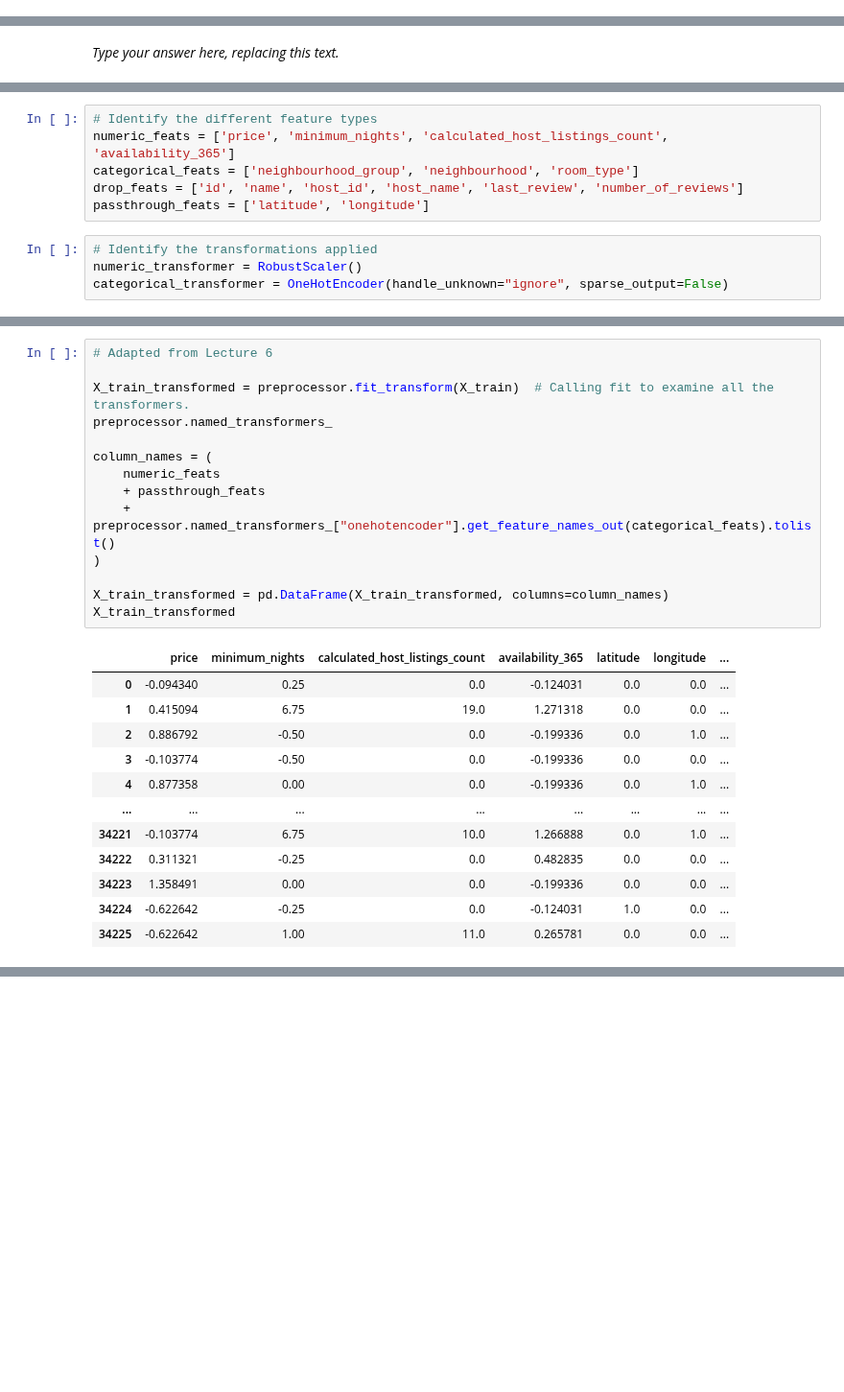
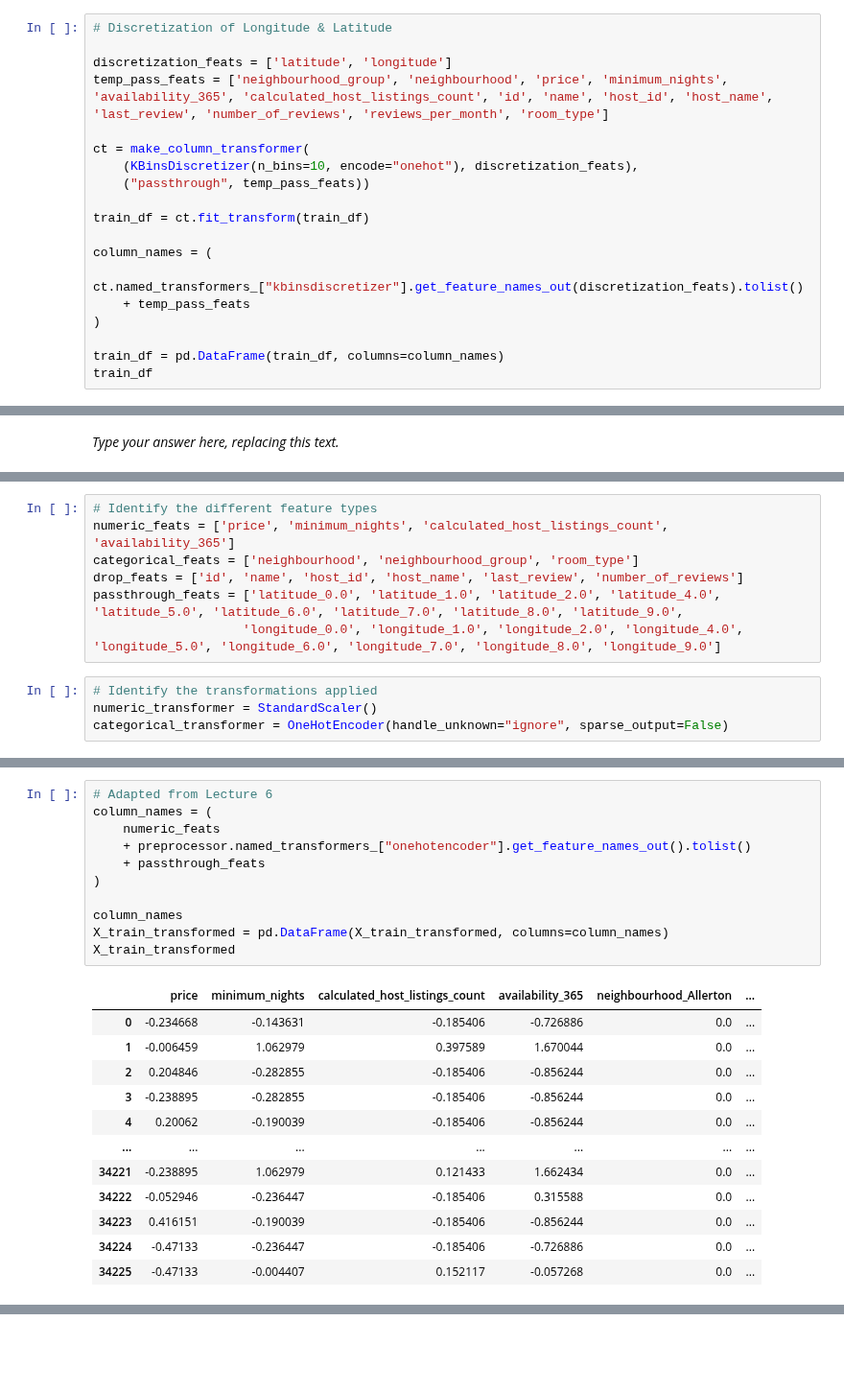
Before and after one commit to angelalmachado/cpsc330hw, a Jupyter notebook: hw5/hw5.ipynb, the cells around one changed output, grey strips where cells are left out. Shown at 96% size. Drawn from its saved outputs; the diff is of its cells as text; blank space fills up the shorter version.

```diff
--- a/hw5/hw5.ipynb
+++ b/hw5/hw5.ipynb
@@ -306,3 +306,22 @@ Solution_4
 </div>
 
 _Points:_ 1
+# %%
+# Discretization of Longitude & Latitude
+
+discretization_feats = ['latitude', 'longitude']
+temp_pass_feats = ['neighbourhood_group', 'neighbourhood', 'price', 'minimum_nights', 'availability_365', 'calculated_host_listings_count', 'id', 'name', 'host_id', 'host_name', 'last_review', 'number_of_reviews', 'reviews_per_month', 'room_type']
+
+ct = make_column_transformer(
+    (KBinsDiscretizer(n_bins=10, encode="onehot"), discretization_feats),
+    ("passthrough", temp_pass_feats))
+
+train_df = ct.fit_transform(train_df)
+
+column_names = (
+    ct.named_transformers_["kbinsdiscretizer"].get_feature_names_out(discretization_feats).tolist()
+    + temp_pass_feats
+)
+
+train_df = pd.DataFrame(train_df, columns=column_names)
+train_df
@@ -347,12 +396,13 @@ y_test = test_df['reviews_per_month']
 # %%
 # Identify the different feature types
 numeric_feats = ['price', 'minimum_nights', 'calculated_host_listings_count', 'availability_365']
-categorical_feats = ['neighbourhood_group', 'neighbourhood', 'room_type']
+categorical_feats = ['neighbourhood', 'neighbourhood_group', 'room_type']
 drop_feats = ['id', 'name', 'host_id', 'host_name', 'last_review', 'number_of_reviews']
-passthrough_feats = ['latitude', 'longitude']
+passthrough_feats = ['latitude_0.0', 'latitude_1.0', 'latitude_2.0', 'latitude_4.0', 'latitude_5.0', 'latitude_6.0', 'latitude_7.0', 'latitude_8.0', 'latitude_9.0',
+                    'longitude_0.0', 'longitude_1.0', 'longitude_2.0', 'longitude_4.0', 'longitude_5.0', 'longitude_6.0', 'longitude_7.0', 'longitude_8.0', 'longitude_9.0']
 # %%
 # Identify the transformations applied
-numeric_transformer = RobustScaler()
+numeric_transformer = StandardScaler()
 categorical_transformer = OneHotEncoder(handle_unknown="ignore", sparse_output=False)
 # %%
 # Defining a column transformer
@@ -365,27 +417,24 @@ preprocessor = make_column_transformer(
 # %%
 # Adapted from Lecture 6
-
-X_train_transformed = preprocessor.fit_transform(X_train)  # Calling fit to examine all the transformers.
-preprocessor.named_transformers_
-
 column_names = (
     numeric_feats
+    + preprocessor.named_transformers_["onehotencoder"].get_feature_names_out().tolist()
     + passthrough_feats
-    + preprocessor.named_transformers_["onehotencoder"].get_feature_names_out(categorical_feats).tolist()
 )
 
+column_names
 X_train_transformed = pd.DataFrame(X_train_transformed, columns=column_names)
 X_train_transformed
 # %% [output]
-|  | price | minimum_nights | calculated_host_listings_count | availability_365 | latitude | longitude | ... |
-| 0 | -0.094340 | 0.25 | 0.0 | -0.124031 | 0.0 | 0.0 | ... |
-| 1 | 0.415094 | 6.75 | 19.0 | 1.271318 | 0.0 | 0.0 | ... |
-| 2 | 0.886792 | -0.50 | 0.0 | -0.199336 | 0.0 | 1.0 | ... |
-| 3 | -0.103774 | -0.50 | 0.0 | -0.199336 | 0.0 | 0.0 | ... |
-| 4 | 0.877358 | 0.00 | 0.0 | -0.199336 | 0.0 | 1.0 | ... |
-| ... | ... | ... | ... | ... | ... | ... | ... |
-| 34221 | -0.103774 | 6.75 | 10.0 | 1.266888 | 0.0 | 1.0 | ... |
-| 34222 | 0.311321 | -0.25 | 0.0 | 0.482835 | 0.0 | 0.0 | ... |
-| 34223 | 1.358491 | 0.00 | 0.0 | -0.199336 | 0.0 | 0.0 | ... |
-| 34224 | -0.622642 | -0.25 | 0.0 | -0.124031 | 1.0 | 0.0 | ... |
-| 34225 | -0.622642 | 1.00 | 11.0 | 0.265781 | 0.0 | 0.0 | ... |
+|  | price | minimum_nights | calculated_host_listings_count | availability_365 | neighbourhood_Allerton | ... |
+| 0 | -0.234668 | -0.143631 | -0.185406 | -0.726886 | 0.0 | ... |
+| 1 | -0.006459 | 1.062979 | 0.397589 | 1.670044 | 0.0 | ... |
+| 2 | 0.204846 | -0.282855 | -0.185406 | -0.856244 | 0.0 | ... |
+| 3 | -0.238895 | -0.282855 | -0.185406 | -0.856244 | 0.0 | ... |
+| 4 | 0.20062 | -0.190039 | -0.185406 | -0.856244 | 0.0 | ... |
+| ... | ... | ... | ... | ... | ... | ... |
+| 34221 | -0.238895 | 1.062979 | 0.121433 | 1.662434 | 0.0 | ... |
+| 34222 | -0.052946 | -0.236447 | -0.185406 | 0.315588 | 0.0 | ... |
+| 34223 | 0.416151 | -0.190039 | -0.185406 | -0.856244 | 0.0 | ... |
+| 34224 | -0.47133 | -0.236447 | -0.185406 | -0.726886 | 0.0 | ... |
+| 34225 | -0.47133 | -0.004407 | 0.152117 | -0.057268 | 0.0 | ... |
```
Also changed, not shown: parts of 11 cells of this notebook, 1 other file.
